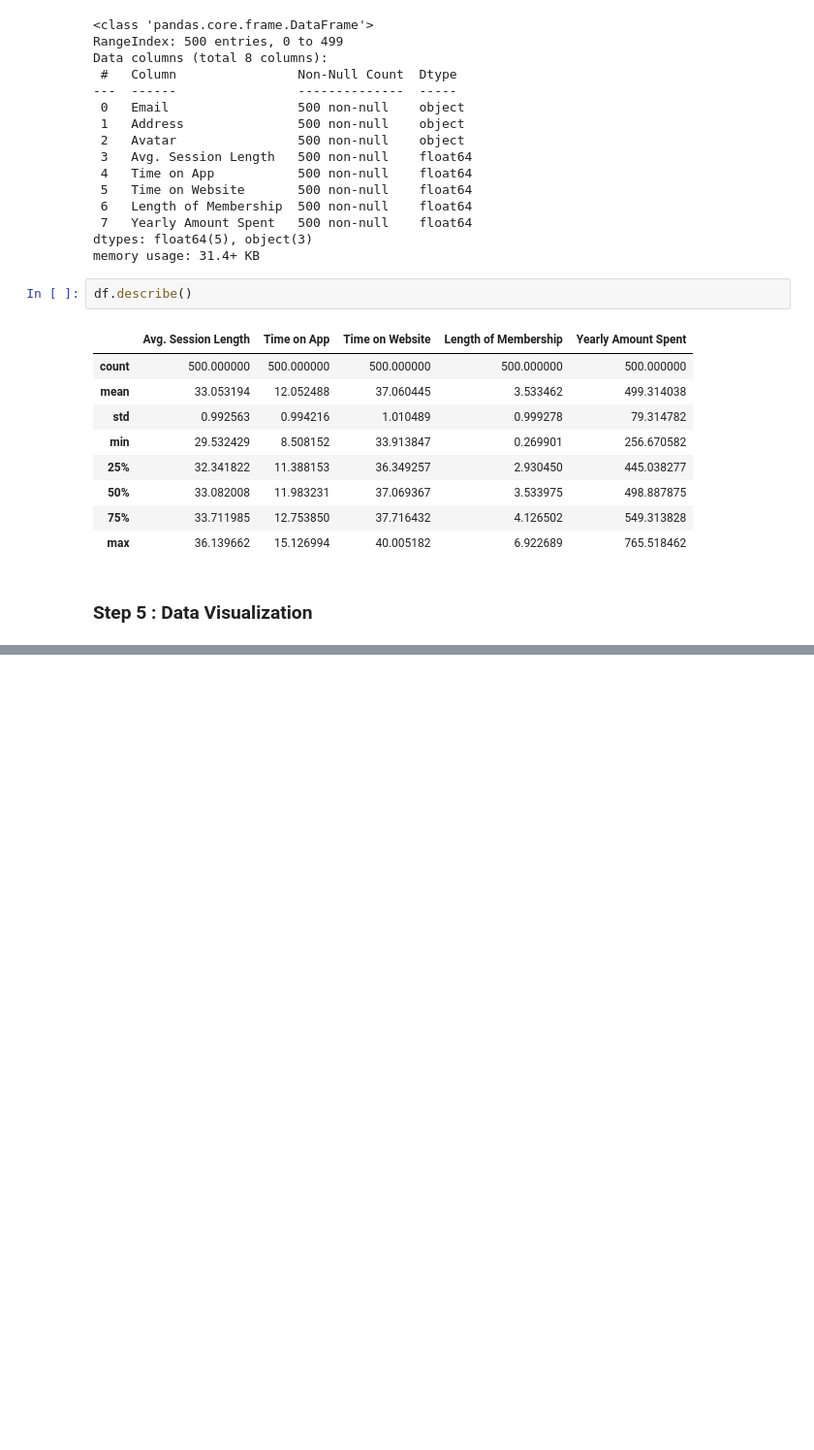
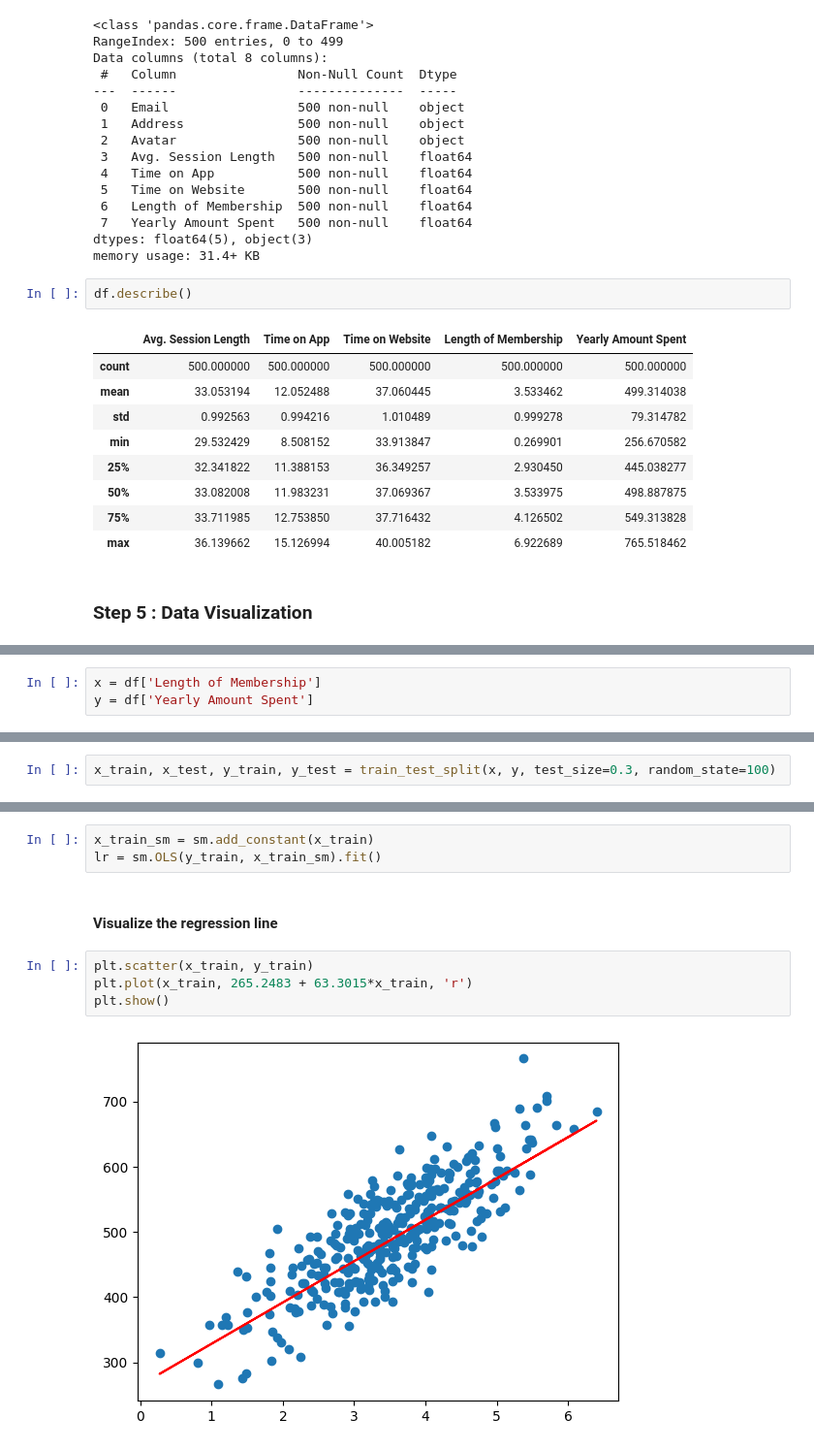
Before and after one commit to andidprastyo/ML-2023, a Jupyter notebook: 03 - Regression/praktikum.ipynb, the cells around one changed output, grey strips where cells are left out. Shown at 97% size. Cells and saved outputs as stored; diff of their text form; blank space fills up the shorter version.

```diff
--- a/03 - Regression/praktikum.ipynb
+++ b/03 - Regression/praktikum.ipynb
@@ -63,0 +85,3 @@ df.describe()
+# %%
+x = df['Length of Membership']
+y = df['Yearly Amount Spent']
@@ -63,0 +90,2 @@ df.describe()
+# %%
+x_train, x_test, y_train, y_test = train_test_split(x, y, test_size=0.3, random_state=100)
@@ -63,0 +94,11 @@ df.describe()
+# %%
+x_train_sm = sm.add_constant(x_train)
+lr = sm.OLS(y_train, x_train_sm).fit()
+# %% [markdown]
+#### Visualize the regression line
+# %%
+plt.scatter(x_train, y_train)
+plt.plot(x_train, 265.2483 + 63.3015*x_train, 'r')
+plt.show()
+# %% [output]
+[figure, added]
```
Also changed, not shown: parts of 8 cells of this notebook.
